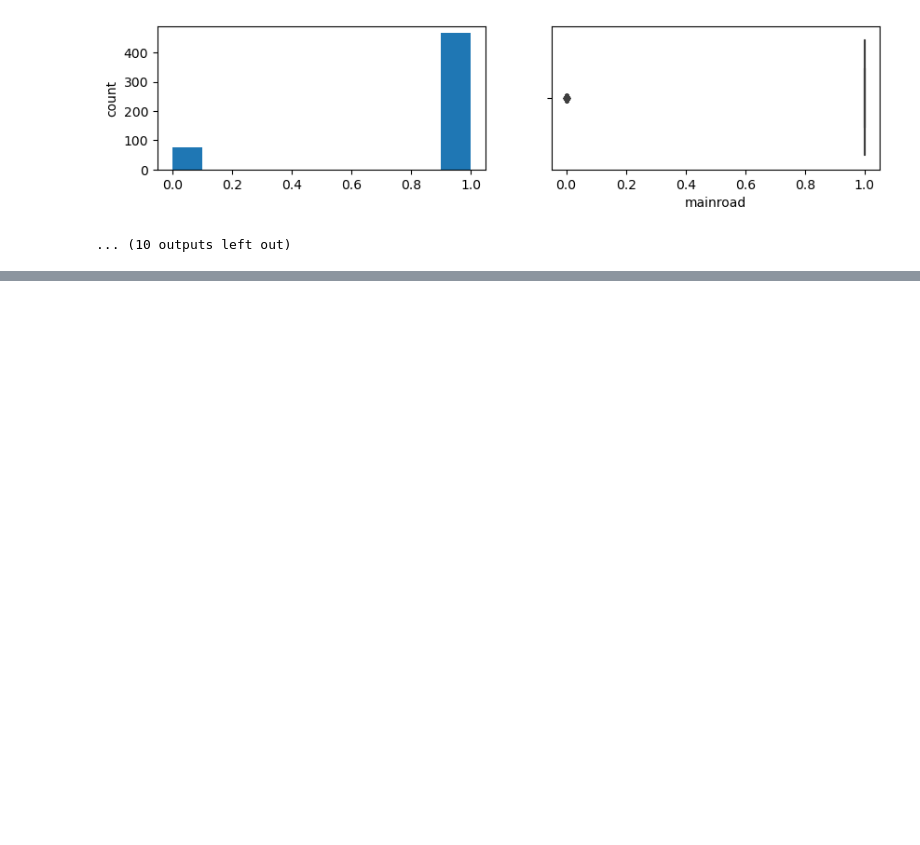
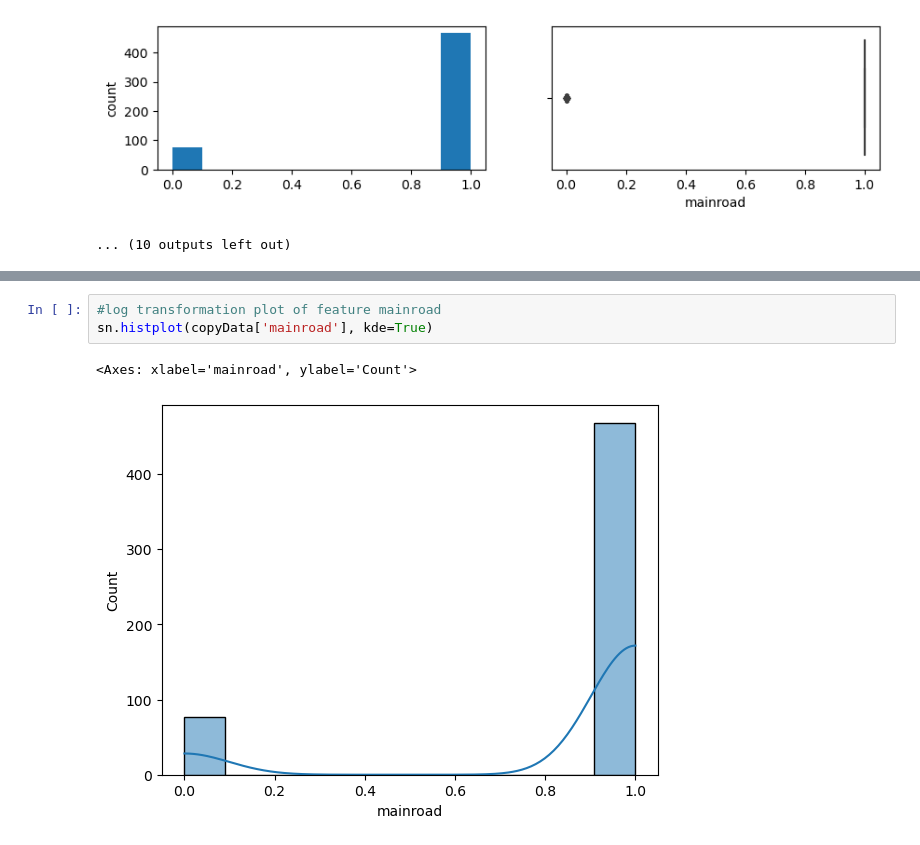
Before and after one commit to Karush2807/TechRumble01, a Jupyter notebook: main.ipynb, the cells around one changed output, grey strips where cells are left out. Cells and saved outputs as stored; diff of their text form; blank space fills up the shorter version.

```diff
--- a/main.ipynb
+++ b/main.ipynb
@@ -266,0 +302,6 @@ Skew:  -2.07
+# %%
+#log transformation plot of feature mainroad
+sn.histplot(copyData['mainroad'], kde=True)
+# %% [output]
+<Axes: xlabel='mainroad', ylabel='Count'>
+[figure, added]
```
Also changed, not shown: parts of 3 cells of this notebook.
